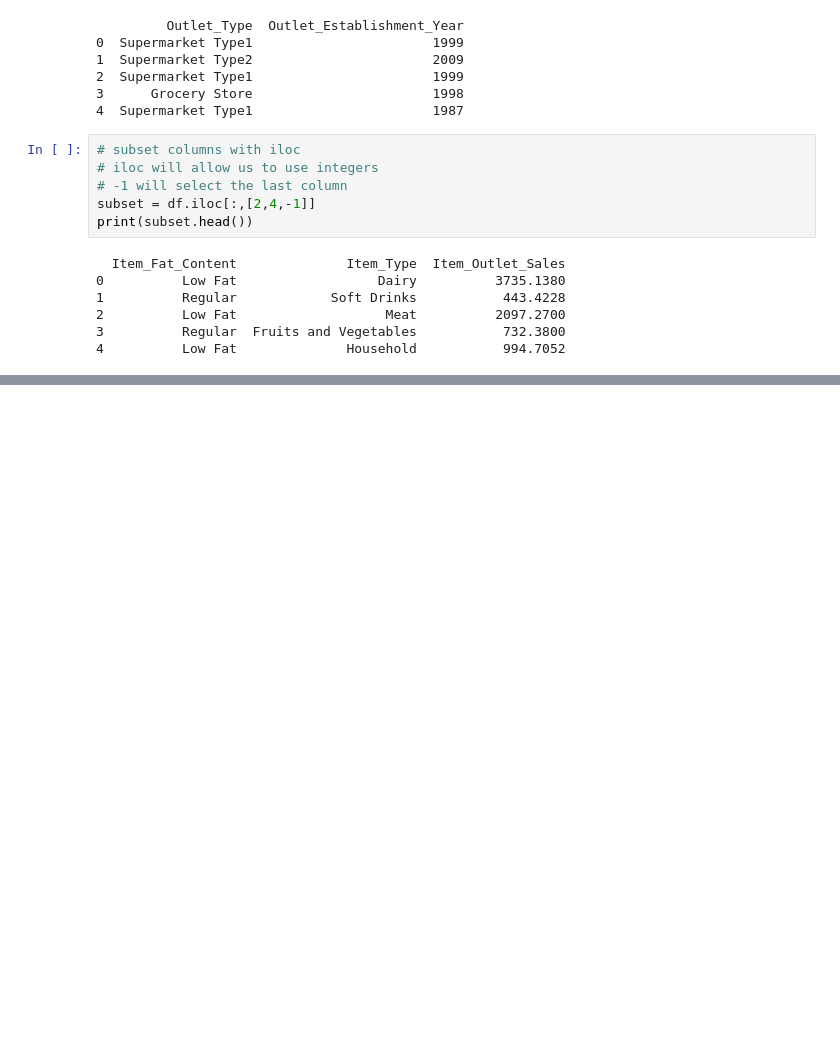
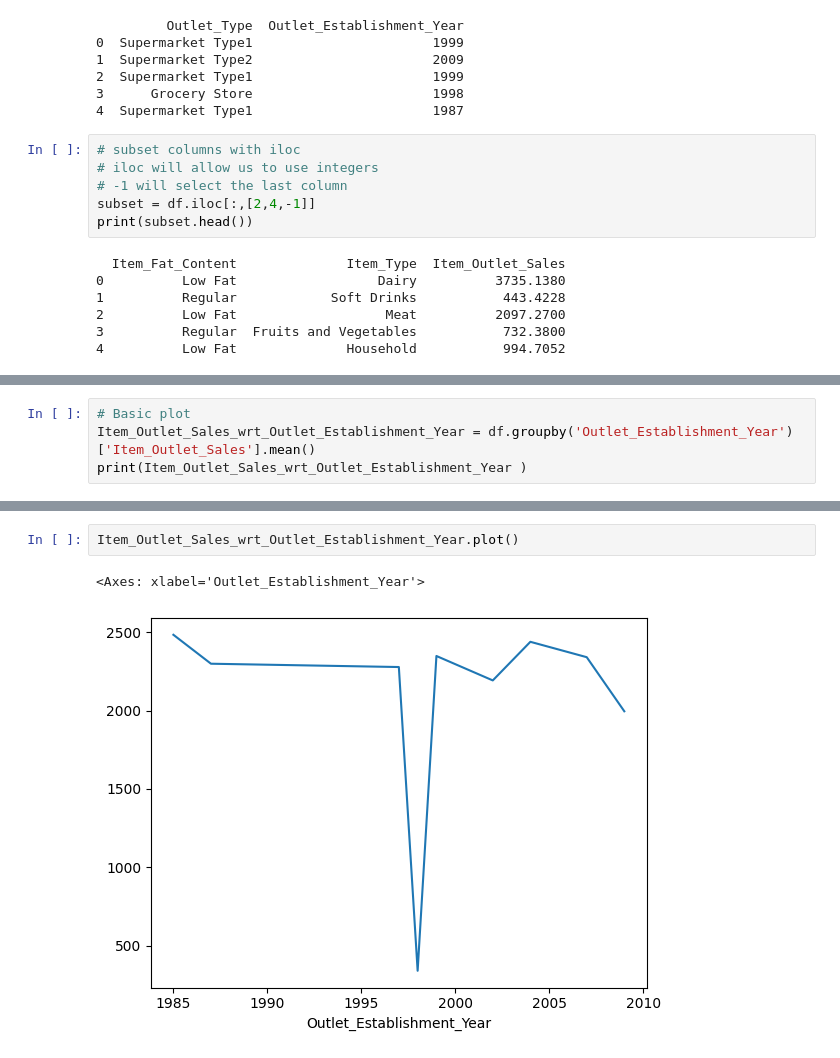
Before and after one commit to ganesh12112/ganesh12112, a Jupyter notebook: Data_analytics_projects_practice_.ipynb, the cells around one changed output, grey strips where cells are left out. Saved outputs shown, nothing was run; the diff lists cells and outputs as text; blank space fills up the shorter version.

```diff
--- a/Data_analytics_projects_practice_.ipynb
+++ b/Data_analytics_projects_practice_.ipynb
@@ -487,0 +675,4 @@ print(subset.head())
+# %%
+# Basic plot
+Item_Outlet_Sales_wrt_Outlet_Establishment_Year = df.groupby('Outlet_Establishment_Year')['Item_Outlet_Sales'].mean()
+print(Item_Outlet_Sales_wrt_Outlet_Establishment_Year )
@@ -487,0 +691,5 @@ print(subset.head())
+# %%
+Item_Outlet_Sales_wrt_Outlet_Establishment_Year.plot()
+# %% [output]
+<Axes: xlabel='Outlet_Establishment_Year'>
+[figure, added]
```
Also changed, not shown: parts of 16 cells of this notebook.
